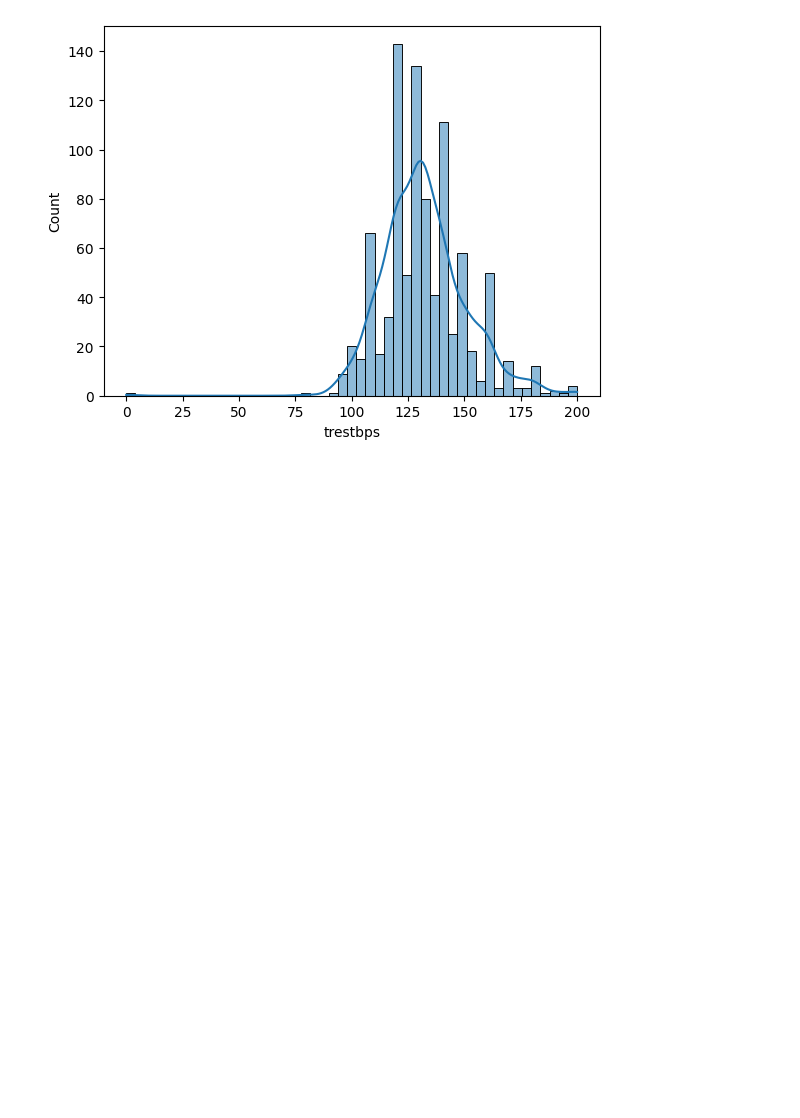
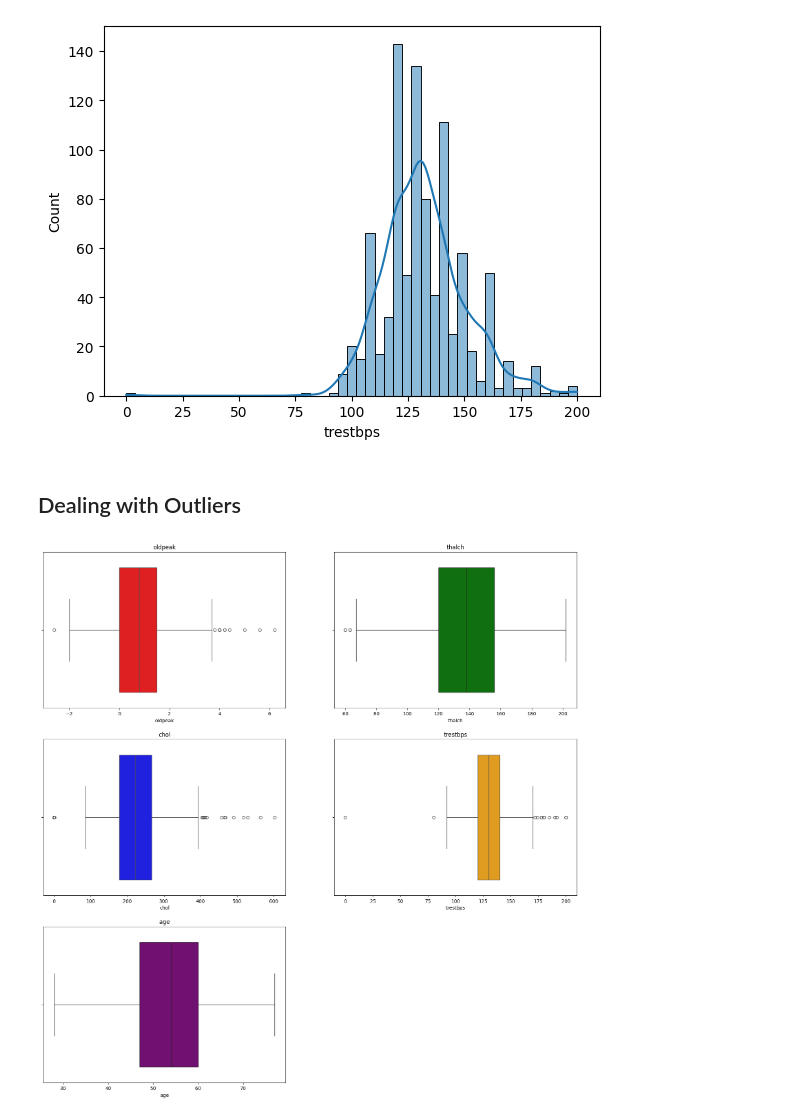
Before and after one commit to amirtoali/heart_disease_project_, a Jupyter notebook: heart_disease_project_Day1.ipynb, the cells around one changed output. Drawn from its saved outputs; the diff is of its cells as text; code cells hidden in the pictures; blank space fills up the shorter version.

```diff
--- a/heart_disease_project_Day1.ipynb
+++ b/heart_disease_project_Day1.ipynb
@@ -541,3 +541,22 @@ sns.histplot(df['trestbps'], kde=True)
 # %% [output]
 <Axes: xlabel='trestbps', ylabel='Count'>
 [figure]
+# %% [markdown]
+## Dealing with Outliers
+# %%
+categorical_cols = ['thal', 'ca', 'slope', 'exang', 'restecg','fbs', 'cp', 'sex', 'num']
+bool_cols = ['fbs', 'exang']
+numeric_cols = ['oldpeak', 'thalch', 'chol', 'trestbps', 'age']
+# %%
+# create box plots for all numeric columns using for loop and subplot
+plt.figure(figsize=(20, 20))
+
+colors = ['red', 'green', 'blue', 'orange', 'purple']
+
+for i, col in enumerate(numeric_cols):
+    plt.subplot(3, 2, i+1)
+    sns.boxplot(x=df[col], color=colors[i])
+    plt.title(col)
+plt.show()
+# %% [output]
+[figure, added]
```
Also changed, not shown: parts of 2 cells of this notebook.
